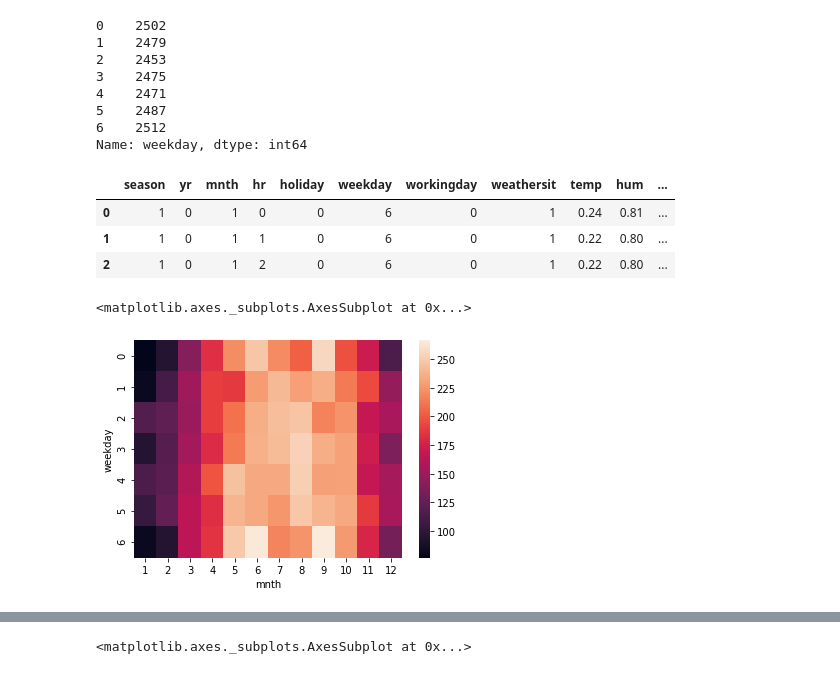
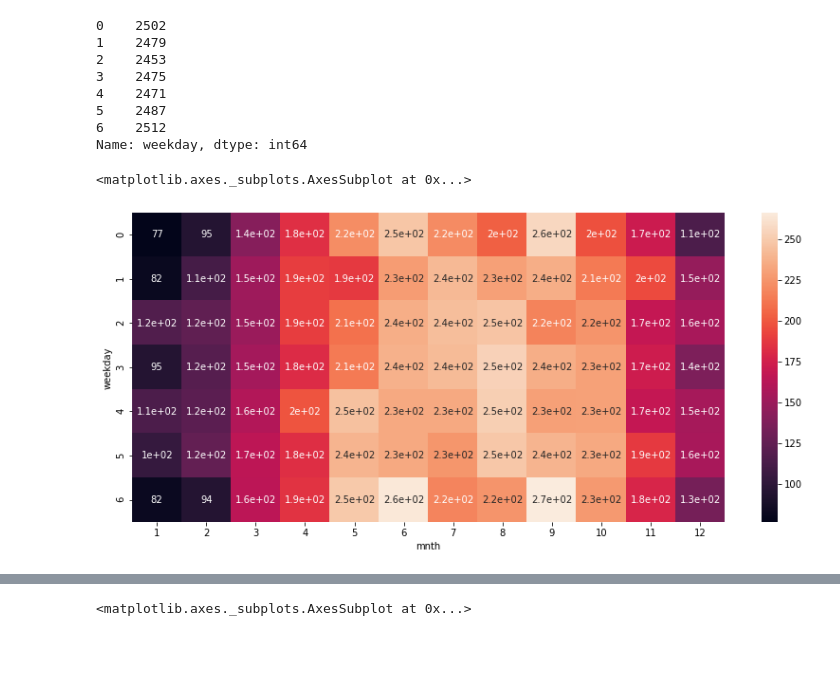
Before and after one commit to Tanzeel550/End-to-End-ML-Projects, a Jupyter notebook: 03 - Bike Rental Demand.ipynb, the cells around one changed output, grey strips where cells are left out. Saved outputs shown, nothing was run; the diff lists cells and outputs as text; code cells hidden in the pictures; blank space fills up the shorter version.

```diff
--- a/03 - Bike Rental Demand.ipynb
+++ b/03 - Bike Rental Demand.ipynb
@@ -130,15 +132,9 @@ data['weekday'].value_counts().sort_index()
 5    2487
 6    2512
 Name: weekday, dtype: int64
-# %%
-data.head(3)
-# %% [output]
-|  | season | yr | mnth | hr | holiday | weekday | workingday | weathersit | temp | hum | ... |
-| 0 | 1 | 0 | 1 | 0 | 0 | 6 | 0 | 1 | 0.24 | 0.81 | ... |
-| 1 | 1 | 0 | 1 | 1 | 0 | 6 | 0 | 1 | 0.22 | 0.80 | ... |
-| 2 | 1 | 0 | 1 | 2 | 0 | 6 | 0 | 1 | 0.22 | 0.80 | ... |
 # %%
-sns.heatmap(data.pivot_table(values='cnt', index='weekday', columns='mnth'))
+plt.figure(figsize=(14,6))
+sns.heatmap(data.pivot_table(values='cnt', index='weekday', columns='mnth'), annot=True)
 # %% [output]
 <matplotlib.axes._subplots.AxesSubplot at 0x...>
-[figure, old version]
+[figure, new version]
```
Also changed, not shown: parts of 24 cells of this notebook.
